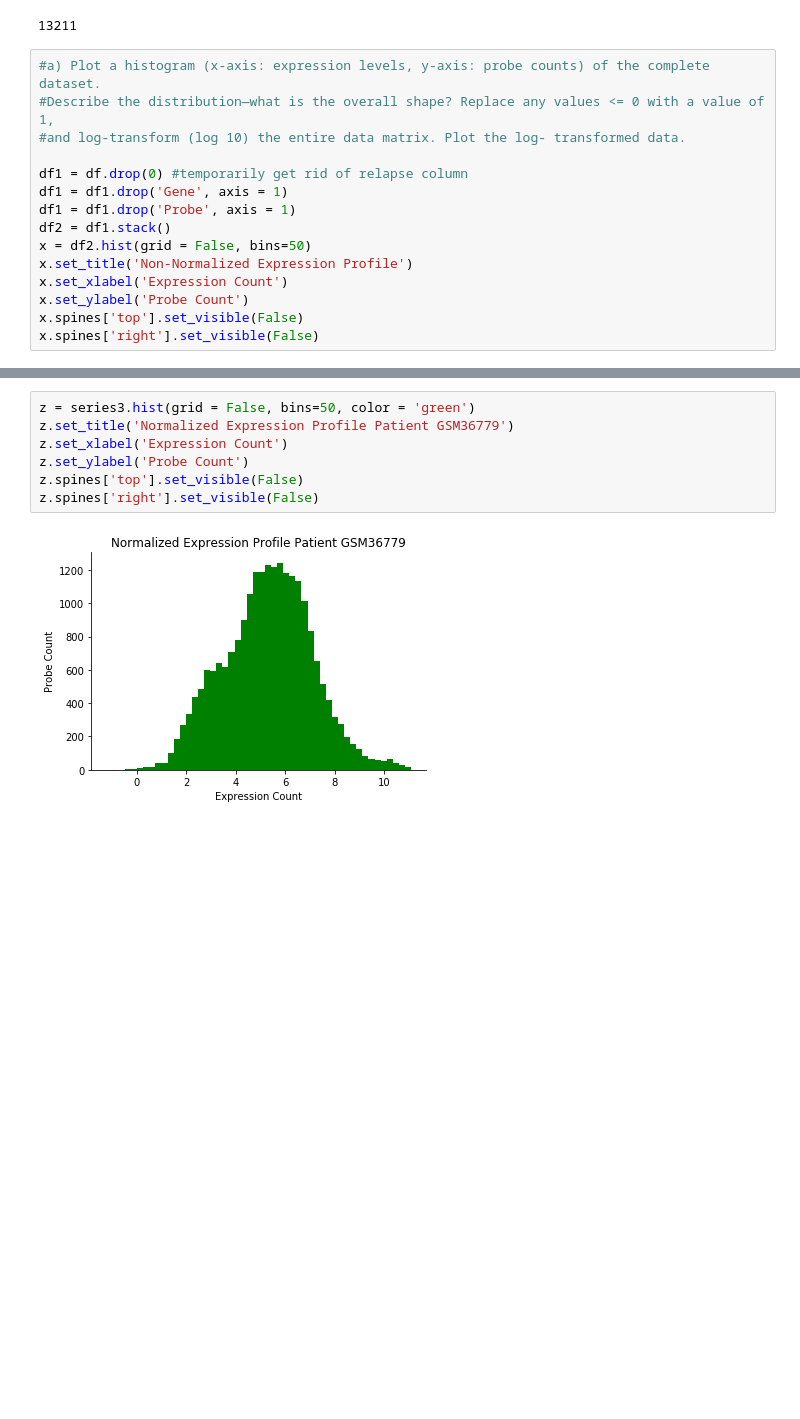
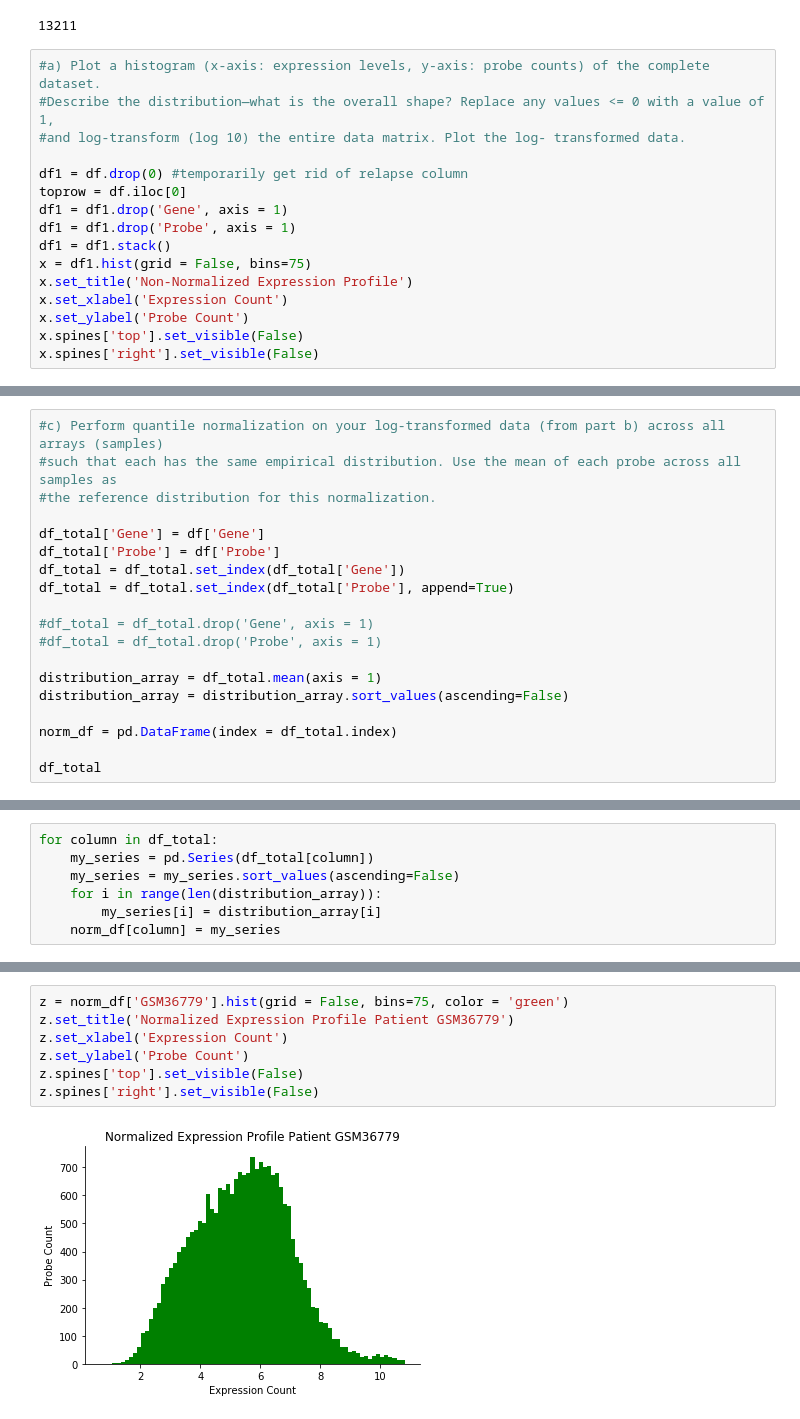
Before and after one commit to mwmarkman/algorithms-school_work, a Jupyter notebook: CSCI 5461/HW1/HW1_code.ipynb, the cells around one changed output, grey strips where cells are left out. Cells and saved outputs as stored; diff of their text form; blank space fills up the shorter version.

```diff
--- a/CSCI 5461/HW1/HW1_code.ipynb
+++ b/CSCI 5461/HW1/HW1_code.ipynb
@@ -68,10 +70,11 @@ print(len(df.Gene.unique())-1)
 #and log-transform (log 10) the entire data matrix. Plot the log- transformed data.
 
 df1 = df.drop(0) #temporarily get rid of relapse column
+toprow = df.iloc[0]
 df1 = df1.drop('Gene', axis = 1)
 df1 = df1.drop('Probe', axis = 1)
-df2 = df1.stack()
-x = df2.hist(grid = False, bins=50)
+df1 = df1.stack()
+x = df1.hist(grid = False, bins=75)
 x.set_title('Non-Normalized Expression Profile')
 x.set_xlabel('Expression Count')
 x.set_ylabel('Probe Count')
@@ -121,0 +164,19 @@ z.spines['right'].set_visible(False)
+# %%
+#c) Perform quantile normalization on your log-transformed data (from part b) across all arrays (samples)
+#such that each has the same empirical distribution. Use the mean of each probe across all samples as
+#the reference distribution for this normalization.
+
+df_total['Gene'] = df['Gene']
+df_total['Probe'] = df['Probe']
+df_total = df_total.set_index(df_total['Gene'])
+df_total = df_total.set_index(df_total['Probe'], append=True)
+
+#df_total = df_total.drop('Gene', axis = 1)
+#df_total = df_total.drop('Probe', axis = 1)
+
+distribution_array = df_total.mean(axis = 1)
+distribution_array = distribution_array.sort_values(ascending=False)
+
+norm_df = pd.DataFrame(index = df_total.index)
+
+df_total
@@ -121,0 +203,7 @@ z.spines['right'].set_visible(False)
+# %%
+for column in df_total:
+    my_series = pd.Series(df_total[column])
+    my_series = my_series.sort_values(ascending=False)
+    for i in range(len(distribution_array)):
+        my_series[i] = distribution_array[i]
+    norm_df[column] = my_series
@@ -131,10 +231,10 @@ z.spines['right'].set_visible(False)
 # %%
-z = series3.hist(grid = False, bins=50, color = 'green')
+z = norm_df['GSM36779'].hist(grid = False, bins=75, color = 'green')
 z.set_title('Normalized Expression Profile Patient GSM36779')
 z.set_xlabel('Expression Count')
 z.set_ylabel('Probe Count')
 z.spines['top'].set_visible(False)
 z.spines['right'].set_visible(False)
 # %% [output]
-[figure, old version]
+[figure, new version]
 # %%
```
Also changed, not shown: parts of 28 cells of this notebook, 2 other files.
